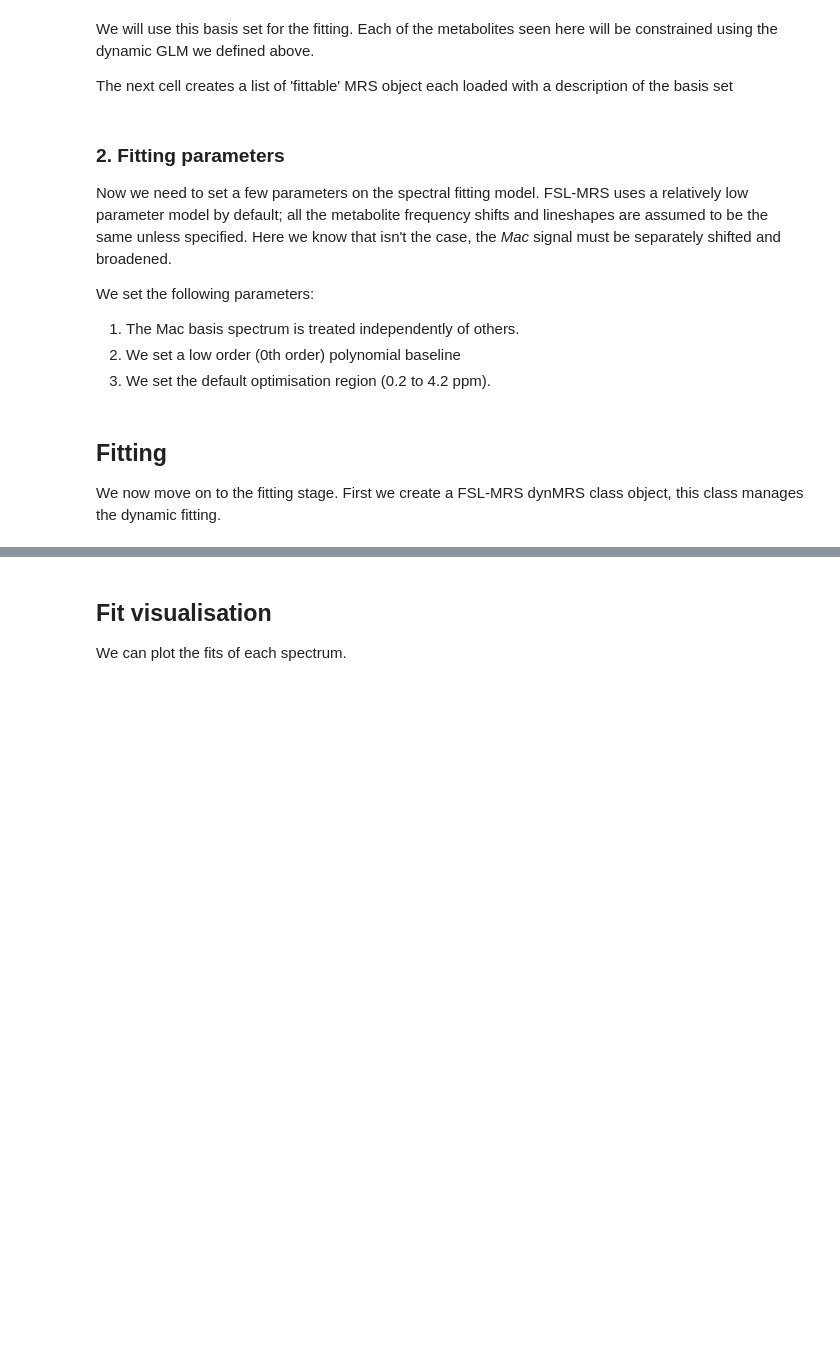
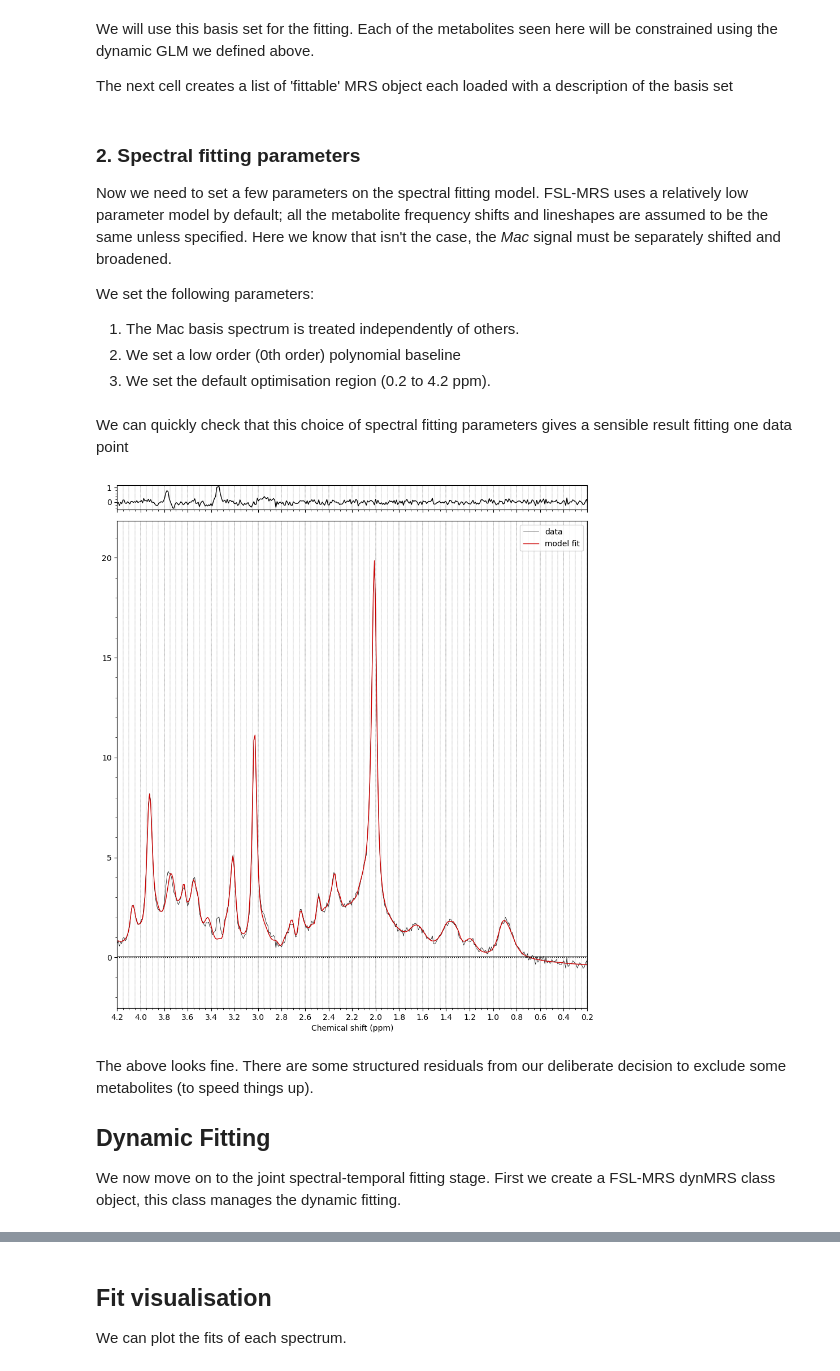
Before and after one commit to wtclarke/fsl_mrs_fmrs_demo, a Jupyter notebook: first_level_fit_low_res_demo.ipynb, the cells around one changed output, grey strips where cells are left out. Drawn from its saved outputs; the diff is of its cells as text; code cells hidden in the pictures; blank space fills up the shorter version.

```diff
--- a/first_level_fit_low_res_demo.ipynb
+++ b/first_level_fit_low_res_demo.ipynb
@@ -155,7 +155,7 @@ The next cell creates a list of 'fittable' MRS object each loaded with a descrip
 # Load the basis set into list of MRS objects
 mrslist = data.mrs(basis=basis)
 # %% [markdown]
-### 2. Fitting parameters
+### 2. Spectral fitting parameters
 
 Now we need to set a few parameters on the spectral fitting model. FSL-MRS uses a relatively low parameter model by default; all the metabolite frequency shifts and lineshapes are assumed to be the same unless specified. Here we know that isn't the case, the _Mac_ signal must be separately shifted and broadened.
 
@@ -171,9 +169,22 @@ Fitargs = {
     'baseline_order' : 0,
     'ppmlim'         : (.2, 4.2)}
+# %% [markdown]
+We can quickly check that this choice of spectral fitting parameters gives a sensible result fitting one data point
+# %%
+# Ignore a rank warning arising from the small bandwidth of this data.
+import warnings
+warnings.filterwarnings('ignore')
+
+test_result = mrslist[0].fit(**Fitargs)
+_ = test_result.plot(mrslist[0])
+# %% [output]
+[figure, added]
 # %% [markdown]
-## Fitting
+The above looks fine. There are some structured residuals from our deliberate decision to exclude some metabolites (to speed things up).
 
-We now move on to the fitting stage. First we create a FSL-MRS dynMRS class object, this class manages the dynamic fitting.
+## Dynamic Fitting
+
+We now move on to the joint spectral-temporal fitting stage. First we create a FSL-MRS dynMRS class object, this class manages the dynamic fitting.
 # %%
 from fsl_mrs.dynamic import dynMRS
 
```
Also changed, not shown: parts of 16 cells of this notebook, 5 other files.
